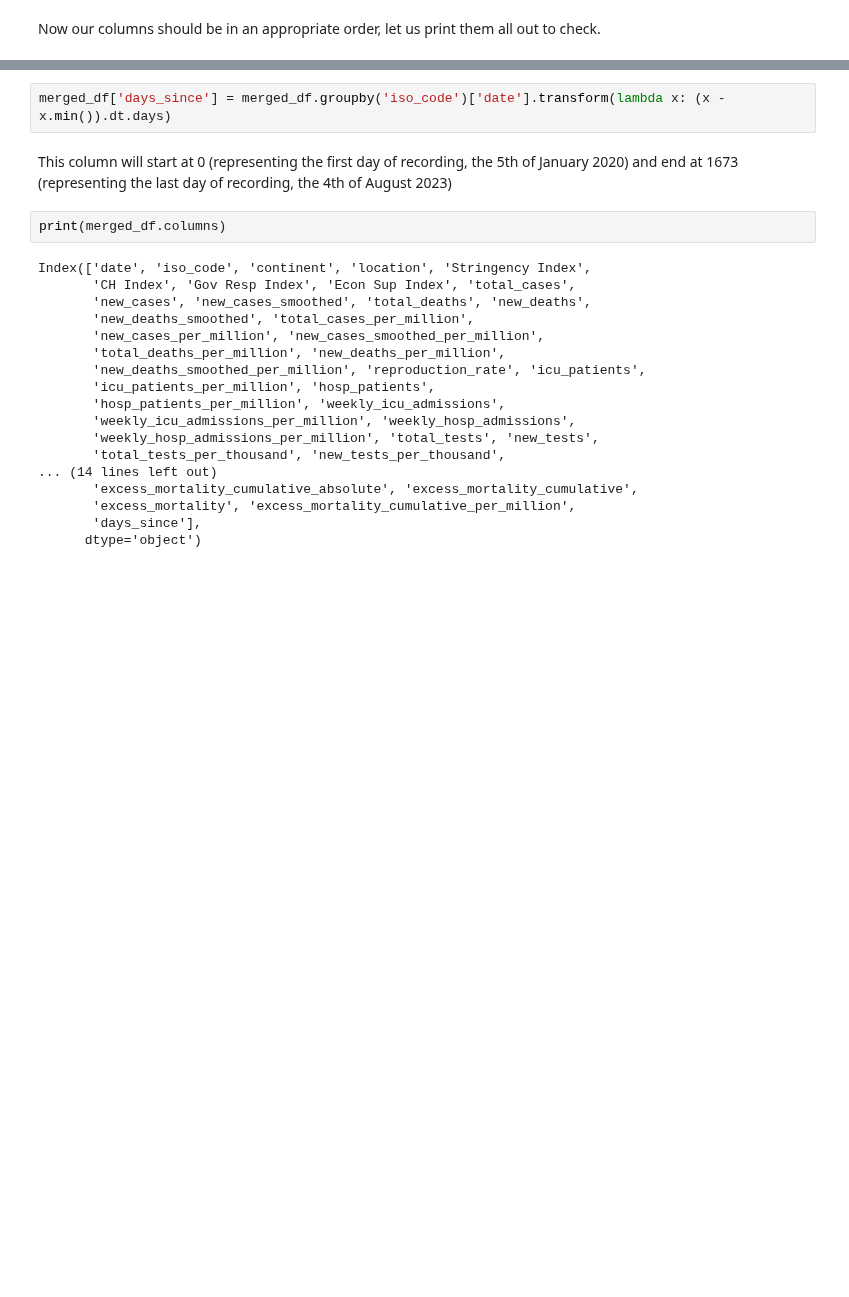
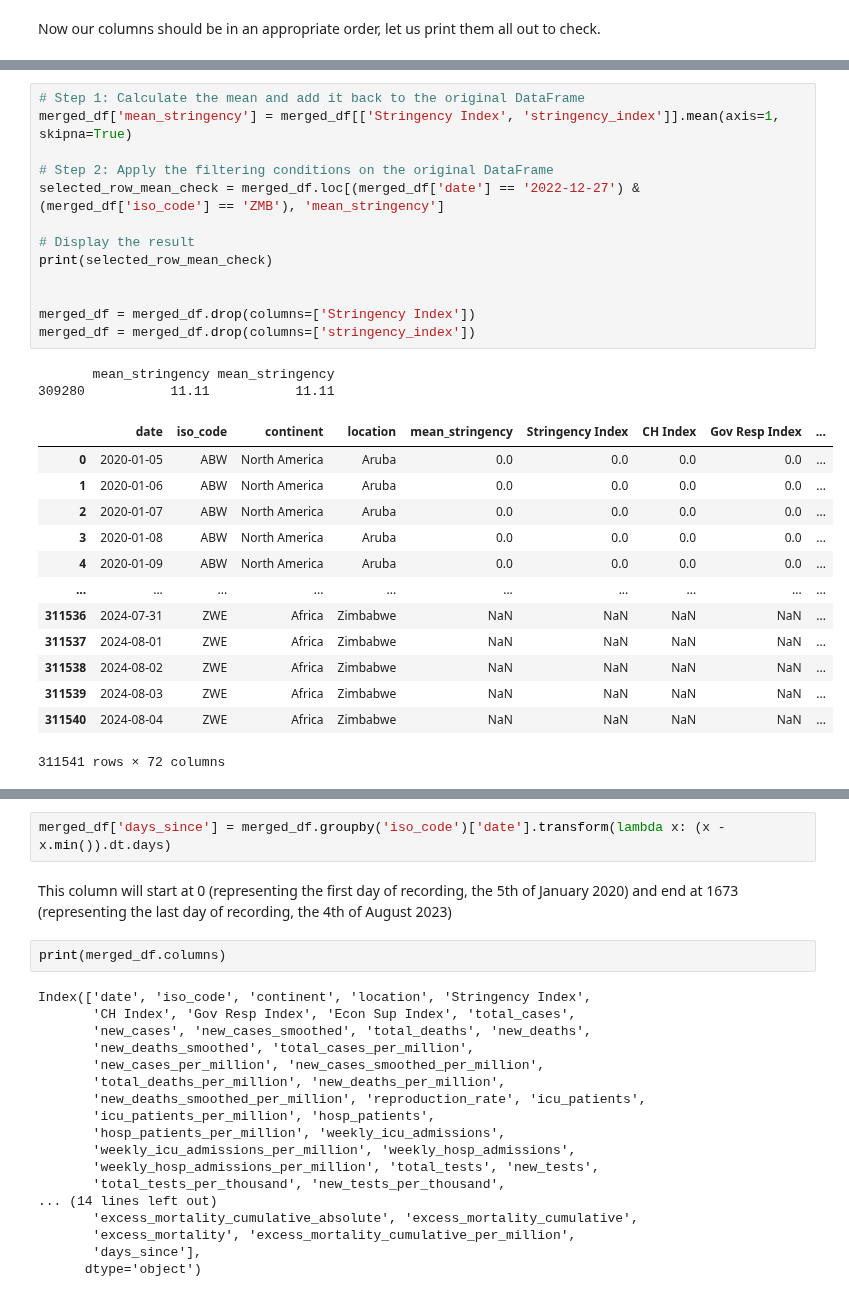
Before and after one commit to markmilner21/Assessment-1-Supervised-Prediction, a Jupyter notebook: Report/02-Data_Access.ipynb, the cells around one changed output, grey strips where cells are left out. Drawn from its saved outputs; the diff is of its cells as text; blank space fills up the shorter version.

```diff
--- a/Report/02-Data_Access.ipynb
+++ b/Report/02-Data_Access.ipynb
@@ -275,0 +308,29 @@ Index(['date', 'iso_code', 'continent', 'location', 'Stringency Index',
+# %%
+# Step 1: Calculate the mean and add it back to the original DataFrame
+merged_df['mean_stringency'] = merged_df[['Stringency Index', 'stringency_index']].mean(axis=1, skipna=True)
+
+# Step 2: Apply the filtering conditions on the original DataFrame
+selected_row_mean_check = merged_df.loc[(merged_df['date'] == '2022-12-27') & (merged_df['iso_code'] == 'ZMB'), 'mean_stringency']
+
+# Display the result
+print(selected_row_mean_check)
+
+
+merged_df = merged_df.drop(columns=['Stringency Index'])
+merged_df = merged_df.drop(columns=['stringency_index'])
+# %% [output]
+       mean_stringency mean_stringency
+309280           11.11           11.11
+|  | date | iso_code | continent | location | mean_stringency | Stringency Index | CH Index | Gov Resp Index | ... |
+| 0 | 2020-01-05 | ABW | North America | Aruba | 0.0 | 0.0 | 0.0 | 0.0 | ... |
+| 1 | 2020-01-06 | ABW | North America | Aruba | 0.0 | 0.0 | 0.0 | 0.0 | ... |
+| 2 | 2020-01-07 | ABW | North America | Aruba | 0.0 | 0.0 | 0.0 | 0.0 | ... |
+| 3 | 2020-01-08 | ABW | North America | Aruba | 0.0 | 0.0 | 0.0 | 0.0 | ... |
+| 4 | 2020-01-09 | ABW | North America | Aruba | 0.0 | 0.0 | 0.0 | 0.0 | ... |
+| ... | ... | ... | ... | ... | ... | ... | ... | ... | ... |
+| 311536 | 2024-07-31 | ZWE | Africa | Zimbabwe | NaN | NaN | NaN | NaN | ... |
+| 311537 | 2024-08-01 | ZWE | Africa | Zimbabwe | NaN | NaN | NaN | NaN | ... |
+| 311538 | 2024-08-02 | ZWE | Africa | Zimbabwe | NaN | NaN | NaN | NaN | ... |
+| 311539 | 2024-08-03 | ZWE | Africa | Zimbabwe | NaN | NaN | NaN | NaN | ... |
+| 311540 | 2024-08-04 | ZWE | Africa | Zimbabwe | NaN | NaN | NaN | NaN | ... |
+311541 rows × 72 columns
```
Also changed, not shown: parts of 11 cells of this notebook, 1 other file.
